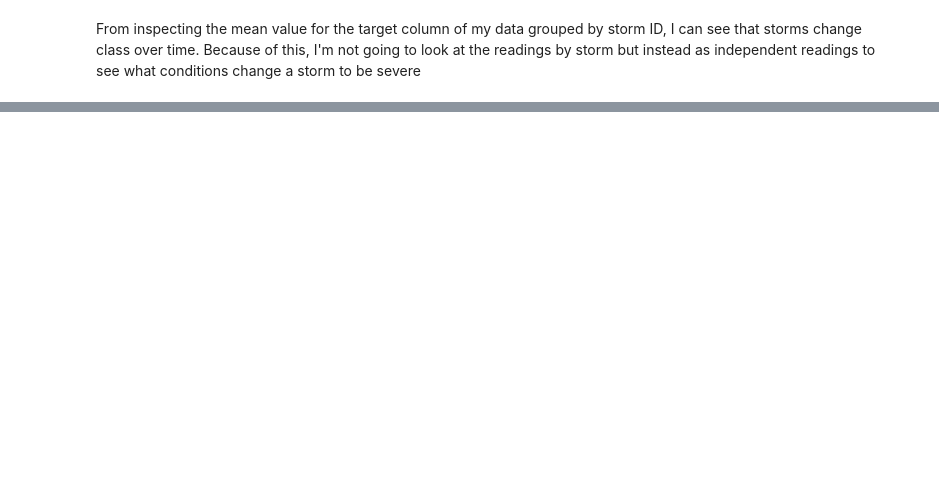
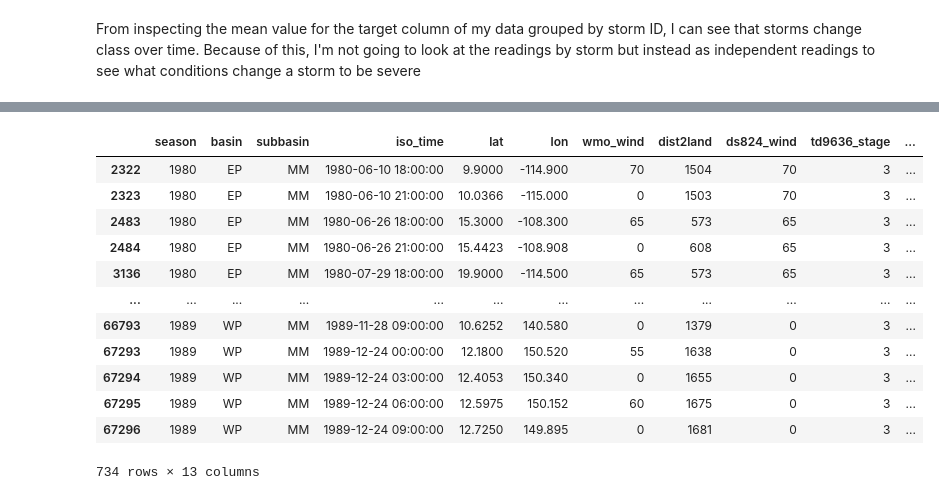
Before and after one commit to christisarv/tropical-storm-classification-project, a Jupyter notebook: Data Exploration; Tropical Storm Classification.ipynb, the cells around one changed output, grey strips where cells are left out. Saved outputs shown, nothing was run; the diff lists cells and outputs as text; code cells hidden in the pictures; blank space fills up the shorter version.

```diff
--- a/Data Exploration; Tropical Storm Classification.ipynb
+++ b/Data Exploration; Tropical Storm Classification.ipynb
@@ -105,6 +130,6 @@ string_cols = ['sid', 'basin', 'subbasin']
 # %%
 remaining_cols = ['wmo_wind', 'ds824_wind', 'td9636_stage', 'storm_speed', 'storm_dir']
-xs_df[remaining_cols] = xs_df[remaining_cols].apply(lambda x: x.str.replace(' ', '0'))
+xs_df[remaining_cols] = xs_df[remaining_cols].apply(lambda x: x.replace(' ', None))
 xs_df[remaining_cols] = xs_df[remaining_cols].apply(pd.to_numeric)
 # %%
 xs_df.info()
@@ -165,0 +204,2 @@ clean_df.loc[clean_df['sid'] == '2020307N12250']
+# %%
+clean_df = clean_df.drop('sid', axis=1)
@@ -165,0 +217,16 @@ clean_df.loc[clean_df['sid'] == '2020307N12250']
+# %%
+clean_df.loc[clean_df['td9636_stage'] == 3]
+# %% [output]
+|  | season | basin | subbasin | iso_time | lat | lon | wmo_wind | dist2land | ds824_wind | td9636_stage | ... |
+| 2322 | 1980 | EP | MM | 1980-06-10 18:00:00 | 9.9000 | -114.900 | 70 | 1504 | 70 | 3 | ... |
+| 2323 | 1980 | EP | MM | 1980-06-10 21:00:00 | 10.0366 | -115.000 | 0 | 1503 | 70 | 3 | ... |
+| 2483 | 1980 | EP | MM | 1980-06-26 18:00:00 | 15.3000 | -108.300 | 65 | 573 | 65 | 3 | ... |
+| 2484 | 1980 | EP | MM | 1980-06-26 21:00:00 | 15.4423 | -108.908 | 0 | 608 | 65 | 3 | ... |
+| 3136 | 1980 | EP | MM | 1980-07-29 18:00:00 | 19.9000 | -114.500 | 65 | 573 | 65 | 3 | ... |
+| ... | ... | ... | ... | ... | ... | ... | ... | ... | ... | ... | ... |
+| 66793 | 1989 | WP | MM | 1989-11-28 09:00:00 | 10.6252 | 140.580 | 0 | 1379 | 0 | 3 | ... |
+| 67293 | 1989 | WP | MM | 1989-12-24 00:00:00 | 12.1800 | 150.520 | 55 | 1638 | 0 | 3 | ... |
+| 67294 | 1989 | WP | MM | 1989-12-24 03:00:00 | 12.4053 | 150.340 | 0 | 1655 | 0 | 3 | ... |
+| 67295 | 1989 | WP | MM | 1989-12-24 06:00:00 | 12.5975 | 150.152 | 60 | 1675 | 0 | 3 | ... |
+| 67296 | 1989 | WP | MM | 1989-12-24 09:00:00 | 12.7250 | 149.895 | 0 | 1681 | 0 | 3 | ... |
+734 rows × 13 columns
```
Also changed, not shown: parts of 39 cells of this notebook.
